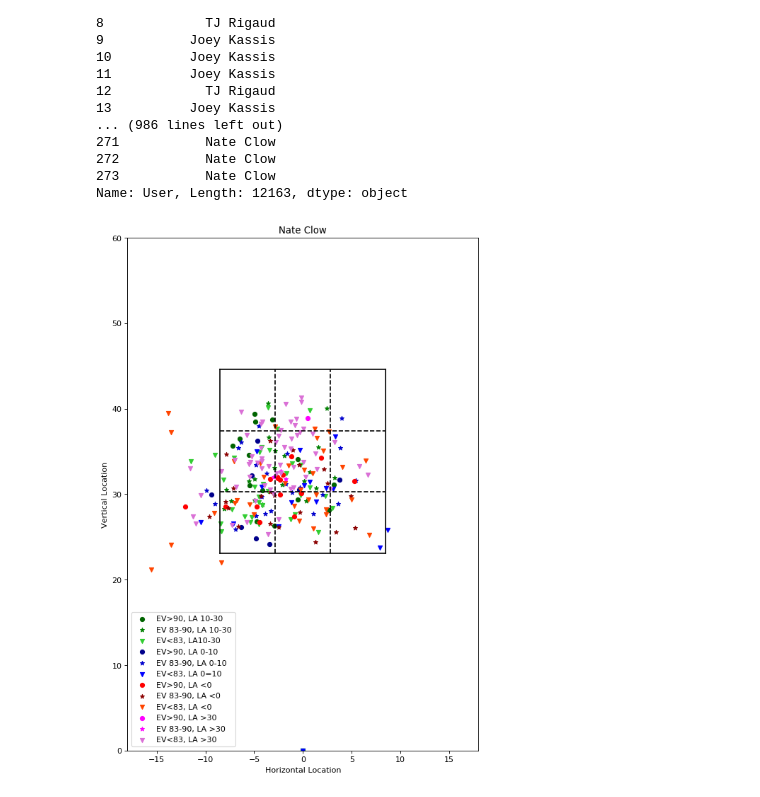
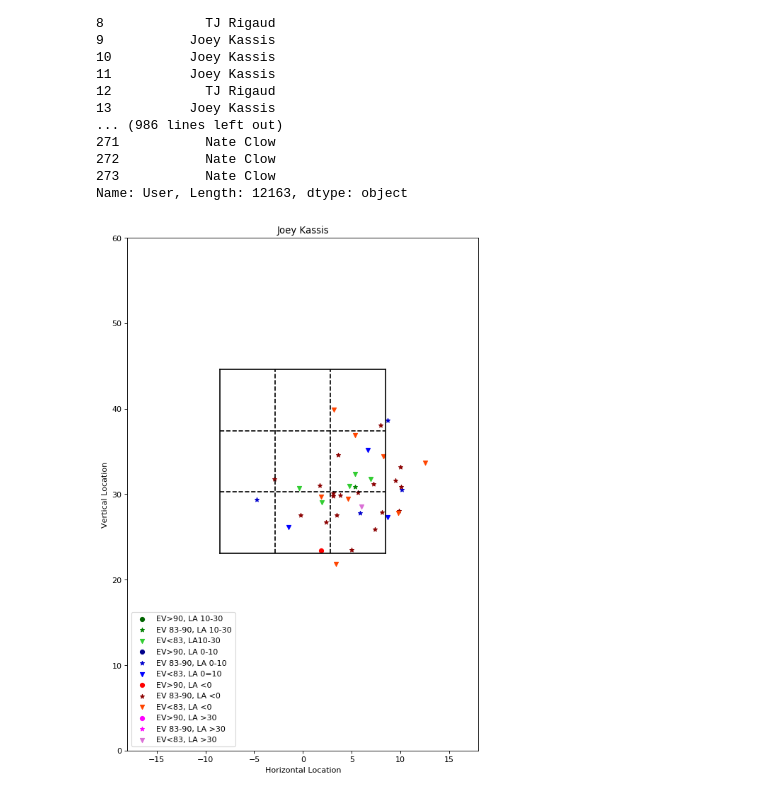
Before and after one commit to sumairshah/Driveline-Hitters, a Jupyter notebook: hitters2.ipynb, the cells around one changed output. Drawn from its saved outputs; the diff is of its cells as text; code cells hidden in the pictures.

```diff
--- a/hitters2.ipynb
+++ b/hitters2.ipynb
@@ -15,2 +13,0 @@ hitters.columns = cols
-# %%
-h2.columns = cols
@@ -38,4 +130,4 @@ hx.head()
 | 5 | 63 | 2018-08-08 19:53:58.802000 | 0 | 17 | 0 | 3.12 | Undefined | 0 | ... |
 | 6 | 16 | 2018-08-13 20:27:42.490000 | 0 | 17 | 0 | -4.74 | Undefined | 0 | ... |
 # %%
-hx2 = hx[hx.User.notna()]
+hx = hx[hx.User.notna()]
@@ -48,2 +133,0 @@ def removefloats(row):
-# %%
-hx2['User'] = hx2.apply(removefloats,axis=1)
@@ -56,3 +133,0 @@ See the caveats in the documentation: http://pandas.pydata.org/pandas-docs/stabl
-# %%
-hx2 = hx2[hx2.User!='User']
-hx2 = hx2[hx2.User!= 'dummy']
@@ -388,9 +449,9 @@ hx2.User
 273           Nate Clow
 Name: User, Length: 12163, dtype: object
 # %%
-analyze(hx2,'Nate Clow','11/22/18','12/3/18',60,90)
+analyze(hx2,'Joey Kassis','11/22/18','12/3/18',60,90)
 # %% [output]
-[figure, old version]
+[figure, new version]
 # %%
 hx2.head()
 # %%
```
Also changed, not shown: parts of 15 cells of this notebook.
